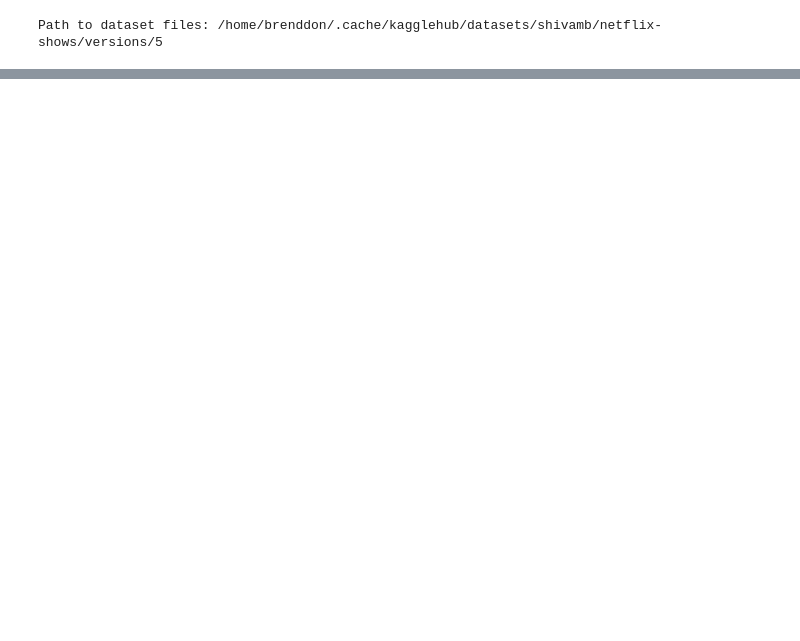
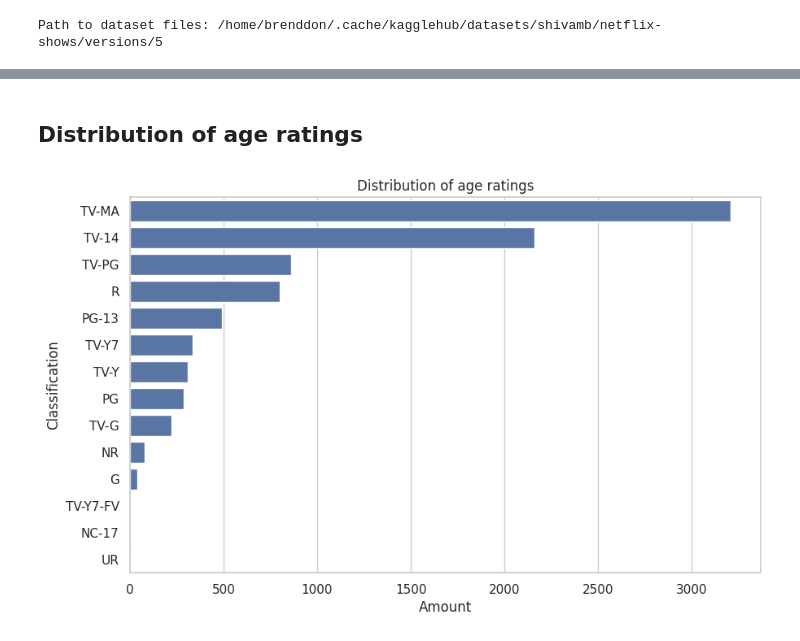
Before and after one commit to brenddonandrade/dataAnalysisNetflixFilmsTVShows, a Jupyter notebook: dataAnalysis.ipynb, the cells around one changed output, grey strips where cells are left out. Saved outputs shown, nothing was run; the diff lists cells and outputs as text; code cells hidden in the pictures; blank space fills up the shorter version.

```diff
--- a/dataAnalysis.ipynb
+++ b/dataAnalysis.ipynb
@@ -21,0 +100,15 @@ FileNotFoundError: [Errno 2] No such file or directory: '/home/brenddon/.cache/k
+# %% [markdown]
+## Distribution of age ratings
+# %%
+rating_counts = df['rating'].value_counts()
+
+# processing incorrect data
+rating_counts = rating_counts.drop(index=['66 min', '74 min', '84 min'])
+
+sns.barplot(x=rating_counts.values, y=rating_counts.index)
+plt.title("Distribution of age ratings")
+plt.xlabel("Amount")
+plt.ylabel("Classification")
+plt.show()
+# %% [output]
+[figure, added]
```
Also changed, not shown: parts of 16 cells of this notebook, 1 other file.
